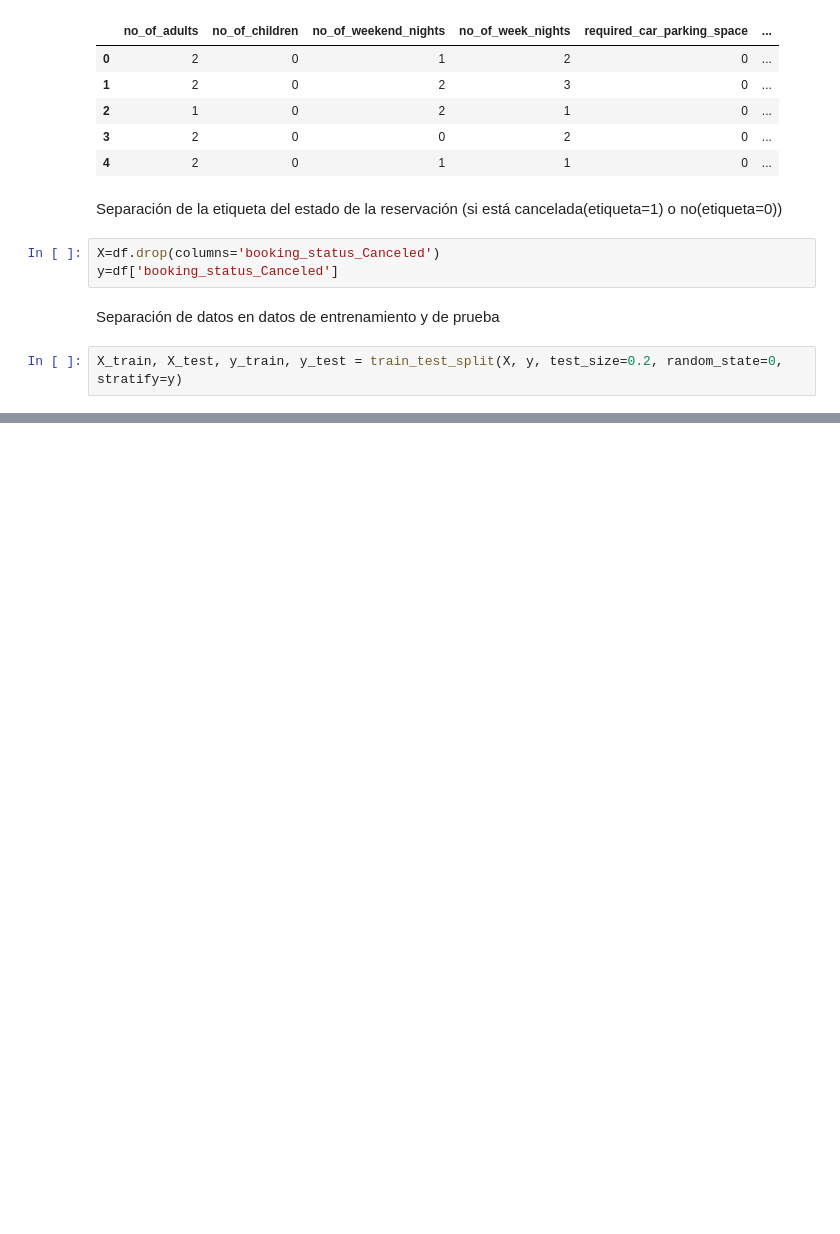
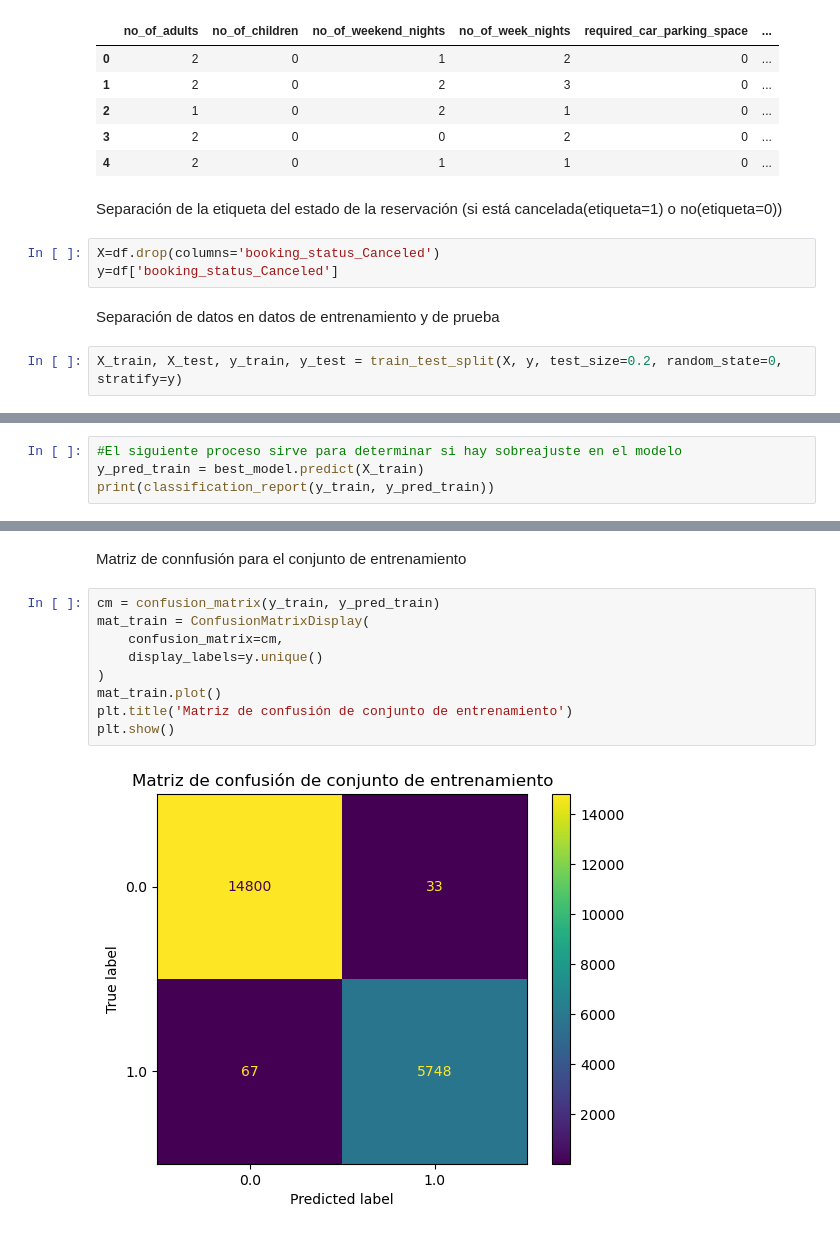
Before and after one commit to ricrod01/PROYECTO_2_SM2, a Jupyter notebook: RandomForest.ipynb, the cells around one changed output, grey strips where cells are left out. Cells and saved outputs as stored; diff of their text form; blank space fills up the shorter version.

```diff
--- a/RandomForest.ipynb
+++ b/RandomForest.ipynb
@@ -25,0 +112,4 @@ X_train, X_test, y_train, y_test = train_test_split(X, y, test_size=0.2, random_
+# %%
+#El siguiente proceso sirve para determinar si hay sobreajuste en el modelo
+y_pred_train = best_model.predict(X_train)
+print(classification_report(y_train, y_pred_train))
@@ -25,0 +125,13 @@ X_train, X_test, y_train, y_test = train_test_split(X, y, test_size=0.2, random_
+# %% [markdown]
+Matriz de connfusión para el conjunto de entrenamiento
+# %%
+cm = confusion_matrix(y_train, y_pred_train)
+mat_train = ConfusionMatrixDisplay(
+    confusion_matrix=cm,
+    display_labels=y.unique()
+)
+mat_train.plot()
+plt.title('Matriz de confusión de conjunto de entrenamiento')
+plt.show()
+# %% [output]
+[figure, added]
```
Also changed, not shown: parts of 17 cells of this notebook.
